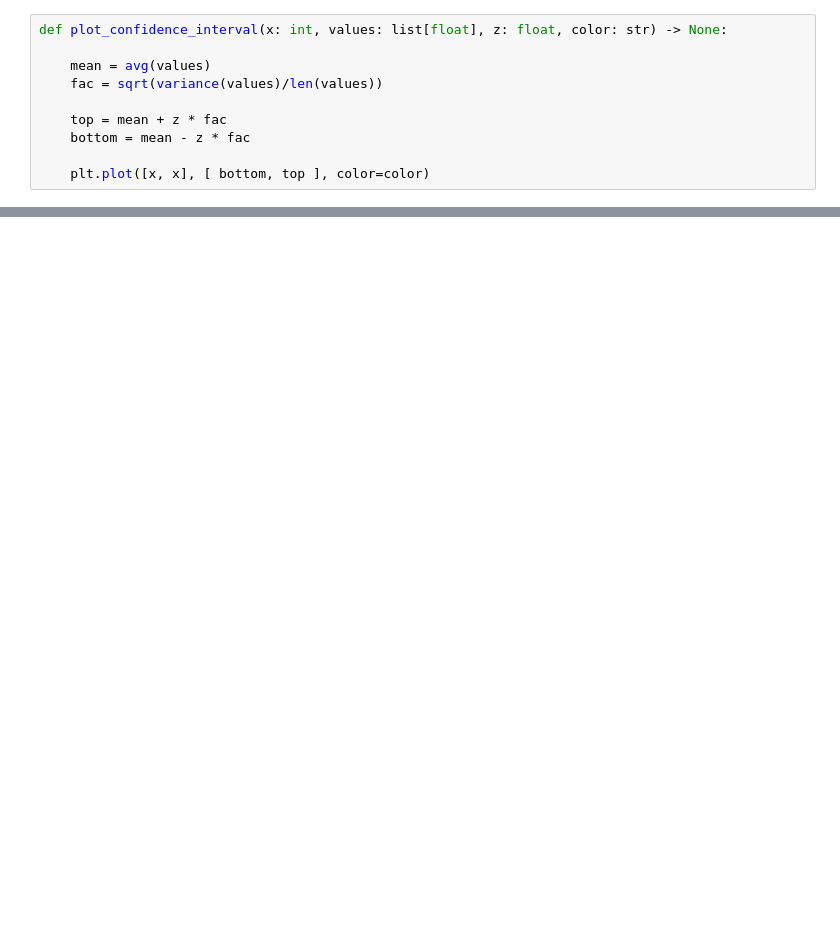
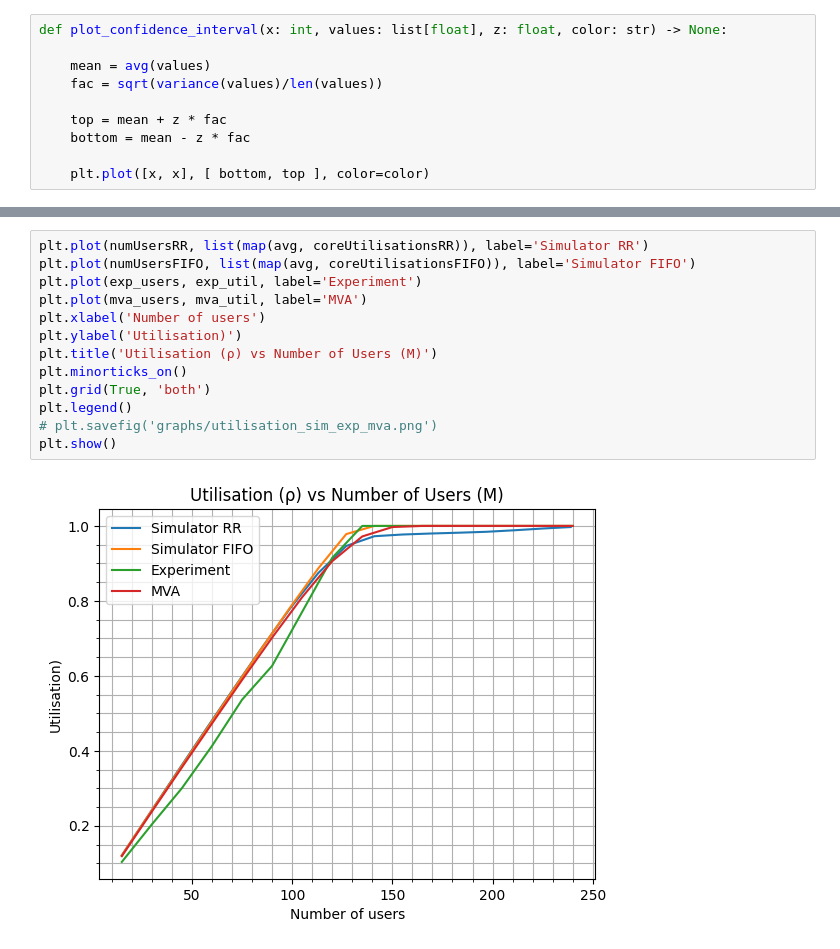
Before and after one commit to rickydebojeet/web-sim, a Jupyter notebook: graph_gen_notebook.ipynb, the cells around one changed output, grey strips where cells are left out. Drawn from its saved outputs; the diff is of its cells as text; blank space fills up the shorter version.

```diff
--- a/graph_gen_notebook.ipynb
+++ b/graph_gen_notebook.ipynb
@@ -225,0 +251,15 @@ plt.show()
+# %%
+plt.plot(numUsersRR, list(map(avg, coreUtilisationsRR)), label='Simulator RR')
+plt.plot(numUsersFIFO, list(map(avg, coreUtilisationsFIFO)), label='Simulator FIFO')
+plt.plot(exp_users, exp_util, label='Experiment')
+plt.plot(mva_users, mva_util, label='MVA')
+plt.xlabel('Number of users')
+plt.ylabel('Utilisation)')
+plt.title('Utilisation (ρ) vs Number of Users (M)')
+plt.minorticks_on()
+plt.grid(True, 'both')
+plt.legend()
+# plt.savefig('graphs/utilisation_sim_exp_mva.png')
+plt.show()
+# %% [output]
+[figure, added]
```
Also changed, not shown: parts of 15 cells of this notebook, 19 other files.
